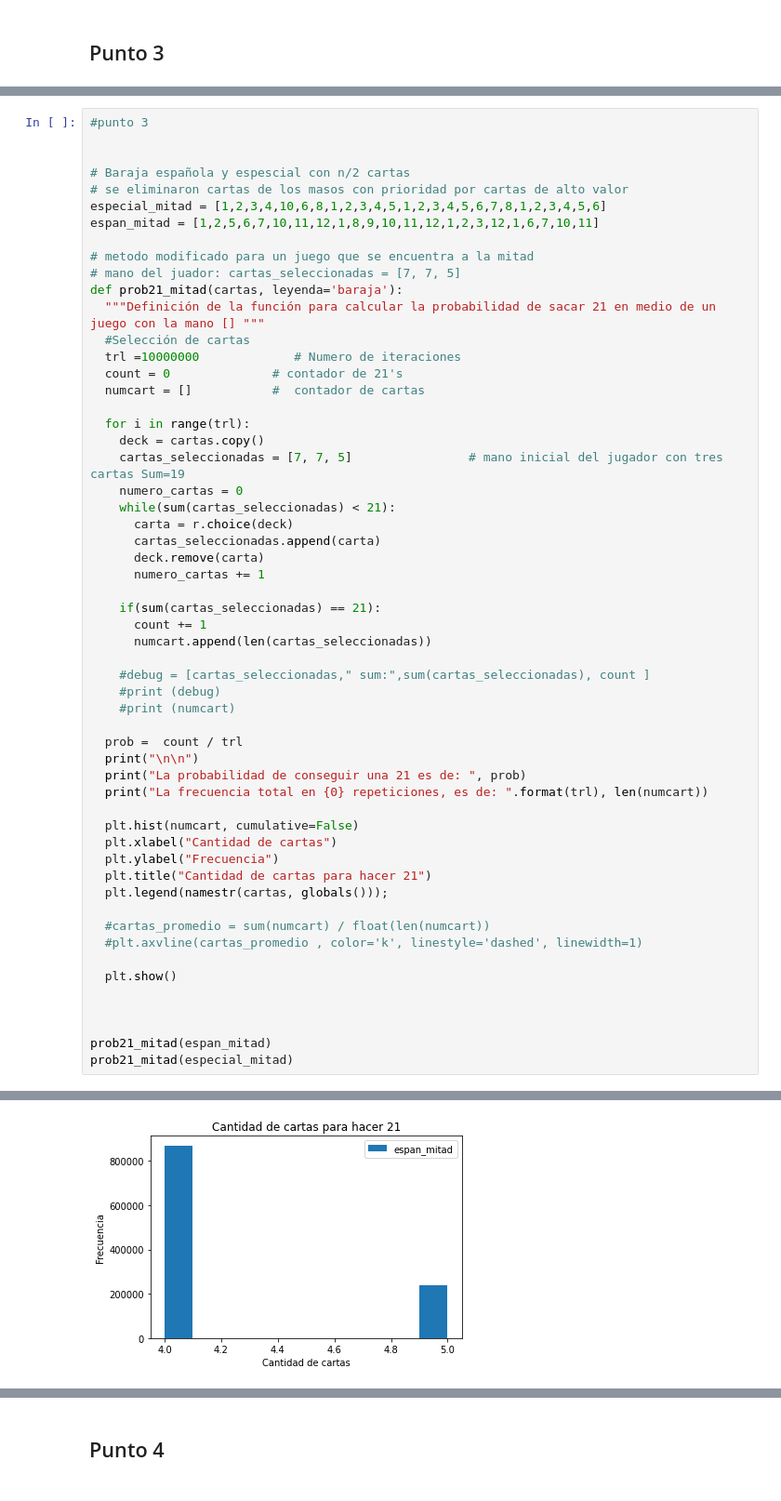
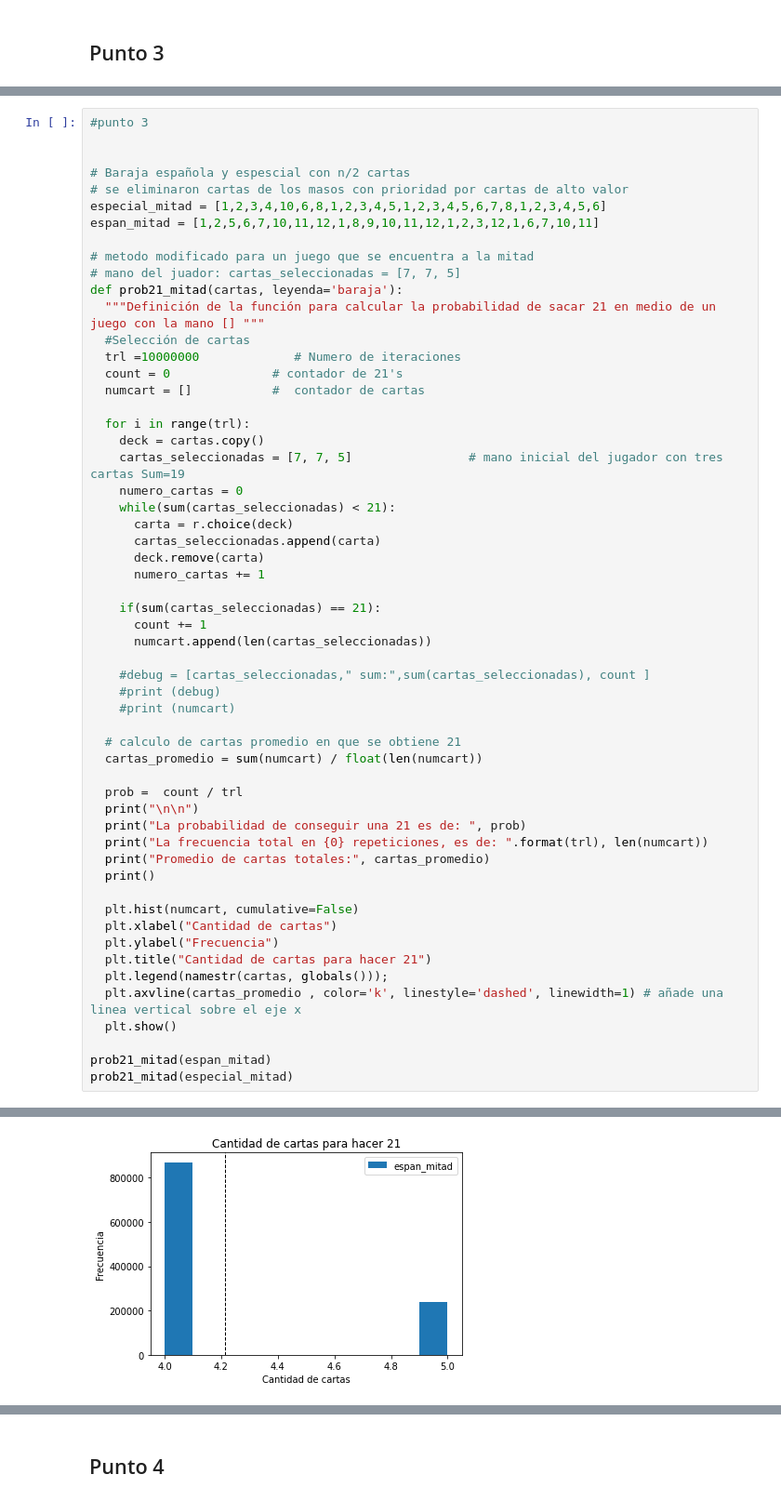
Before and after one commit to lucasps16/AlgorithmsUN2020II, a Jupyter notebook: Lab4/21BlackjackGrClass2StGrooup8.ipynb, the cells around one changed output, grey strips where cells are left out. Shown: that part at 93% size. Drawn from its saved outputs; the diff is of its cells as text.

```diff
--- a/Lab4/21BlackjackGrClass2StGrooup8.ipynb
+++ b/Lab4/21BlackjackGrClass2StGrooup8.ipynb
@@ -191,23 +211,23 @@ def prob21_mitad(cartas, leyenda='baraja'):
     #print (debug)
     #print (numcart)
 
+  # calculo de cartas promedio en que se obtiene 21
+  cartas_promedio = sum(numcart) / float(len(numcart))
+
   prob =  count / trl
   print("\n\n")
   print("La probabilidad de conseguir una 21 es de: ", prob)
   print("La frecuencia total en {0} repeticiones, es de: ".format(trl), len(numcart))
+  print("Promedio de cartas totales:", cartas_promedio)
+  print()
 
   plt.hist(numcart, cumulative=False)
   plt.xlabel("Cantidad de cartas")
   plt.ylabel("Frecuencia")
   plt.title("Cantidad de cartas para hacer 21")
   plt.legend(namestr(cartas, globals()));
-
-  #cartas_promedio = sum(numcart) / float(len(numcart))
-  #plt.axvline(cartas_promedio , color='k', linestyle='dashed', linewidth=1)
-
+  plt.axvline(cartas_promedio , color='k', linestyle='dashed', linewidth=1) # añade una linea vertical sobre el eje x
   plt.show()
-
-
 
 prob21_mitad(espan_mitad)
 prob21_mitad(especial_mitad)
@@ -217 +238 @@ La frecuencia total en 10000000 repeticiones, es de:  1106671
-[figure, old version]
+[figure, new version]
```
Also changed, not shown: parts of 10 cells of this notebook.
